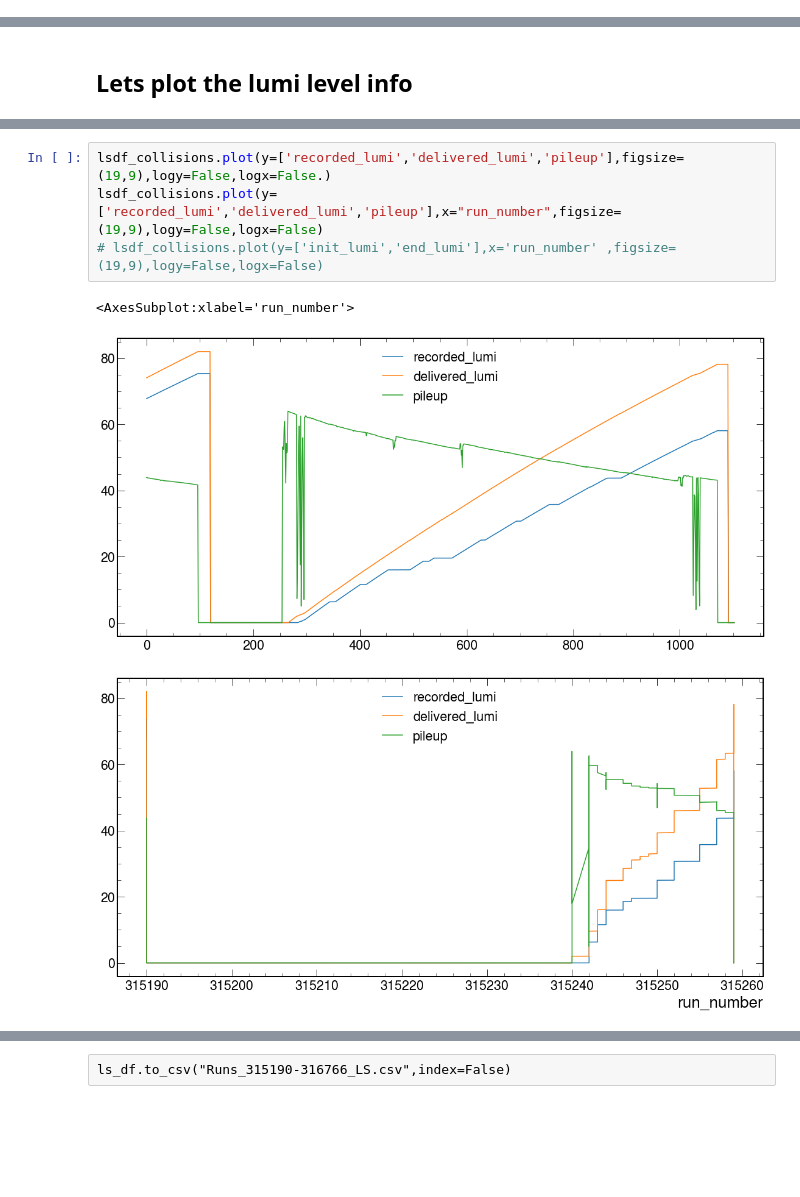
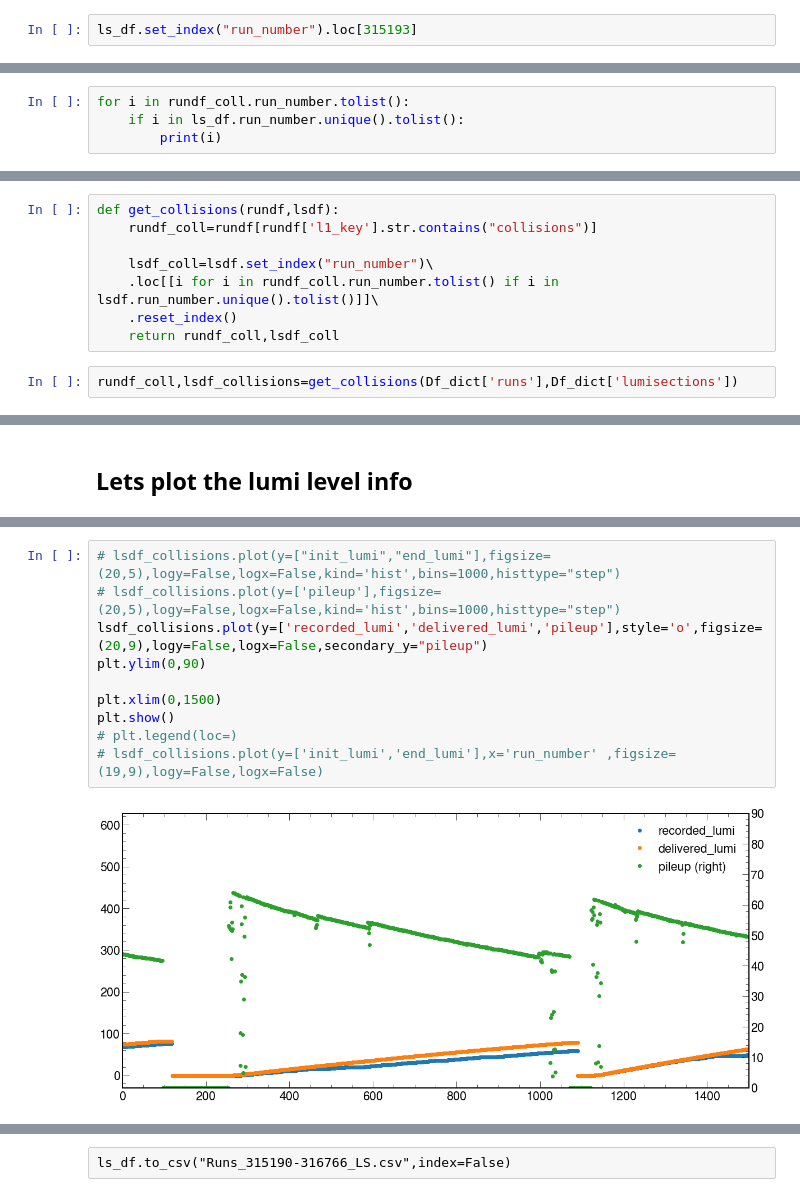
Before and after one commit to GuillermoFidalgo/ML4DQM-DC, a Jupyter notebook: omsapi/OMS Guillermo/Guillermo OMS work.ipynb, the cells around one changed output, grey strips where cells are left out. Saved outputs shown, nothing was run; the diff lists cells and outputs as text; blank space fills up the shorter version.

```diff
--- a/omsapi/OMS Guillermo/Guillermo OMS work.ipynb
+++ b/omsapi/OMS Guillermo/Guillermo OMS work.ipynb
@@ -364,0 +341,2 @@ ls_df.loc[110:120]#[['lumisection_number',"physics_flag","cms_active",'pileup','
+# %%
+ls_df.set_index("run_number").loc[315193]
@@ -396,0 +397,4 @@ print(temp,len(temp))
+# %%
+for i in rundf_coll.run_number.tolist():
+    if i in ls_df.run_number.unique().tolist():
+        print(i)
@@ -414,0 +424,10 @@ lsdf_collisions
+# %%
+def get_collisions(rundf,lsdf):
+    rundf_coll=rundf[rundf['l1_key'].str.contains("collisions")]
+
+    lsdf_coll=lsdf.set_index("run_number")\
+    .loc[[i for i in rundf_coll.run_number.tolist() if i in lsdf.run_number.unique().tolist()]]\
+    .reset_index()
+    return rundf_coll,lsdf_coll
+# %%
+rundf_coll,lsdf_collisions=get_collisions(Df_dict['runs'],Df_dict['lumisections'])
@@ -417,8 +480,12 @@ lsdf_collisions
 # %%
-lsdf_collisions.plot(y=['recorded_lumi','delivered_lumi','pileup'],figsize=(19,9),logy=False,logx=False.)
-lsdf_collisions.plot(y=['recorded_lumi','delivered_lumi','pileup'],x="run_number",figsize=(19,9),logy=False,logx=False)
+# lsdf_collisions.plot(y=["init_lumi","end_lumi"],figsize=(20,5),logy=False,logx=False,kind='hist',bins=1000,histtype="step")
+# lsdf_collisions.plot(y=['pileup'],figsize=(20,5),logy=False,logx=False,kind='hist',bins=1000,histtype="step")
+lsdf_collisions.plot(y=['recorded_lumi','delivered_lumi','pileup'],style='o',figsize=(20,9),logy=False,logx=False,secondary_y="pileup")
+plt.ylim(0,90)
+
+plt.xlim(0,1500)
+plt.show()
+# plt.legend(loc=)
 # lsdf_collisions.plot(y=['init_lumi','end_lumi'],x='run_number' ,figsize=(19,9),logy=False,logx=False)
 # %% [output]
-<AxesSubplot:xlabel='run_number'>
-[figure, old version]
+[figure, new version]
-[figure, removed]
```
Also changed, not shown: parts of 72 cells of this notebook, 6 other files.
